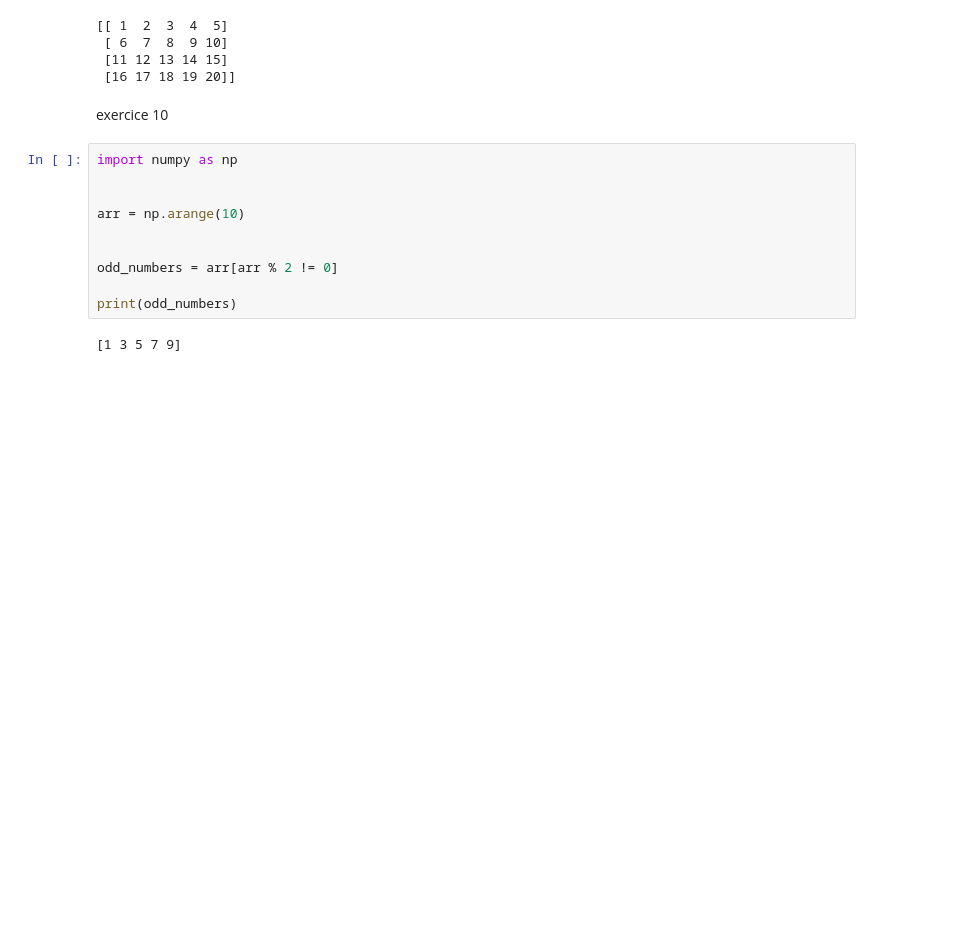
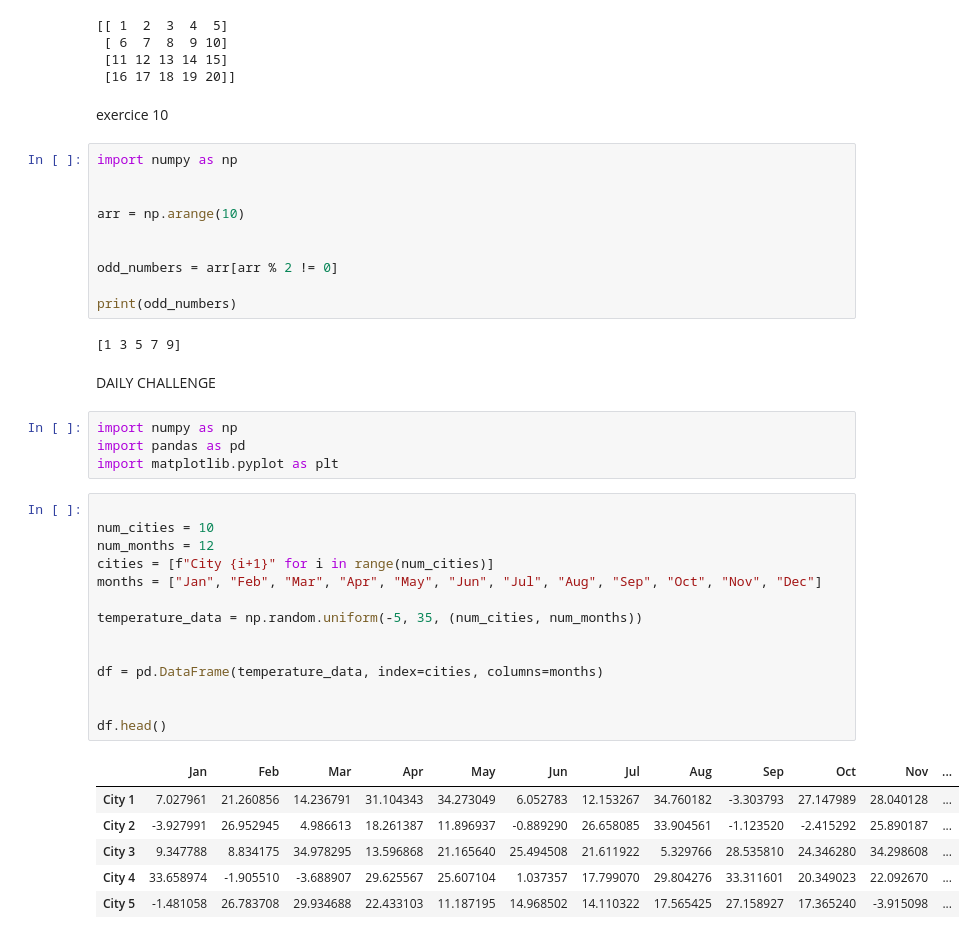
Before and after one commit to nico94000/Bootcamp_GenAi_Fev2025, a Jupyter notebook: Week_3/Day1/ex1.ipynb, the cells around one changed output. Drawn from its saved outputs; the diff is of its cells as text; blank space fills up the shorter version.

Commit message:
DAILYCHALLENGE

```diff
--- a/Week_3/Day1/ex1.ipynb
+++ b/Week_3/Day1/ex1.ipynb
@@ -139,3 +139,30 @@ odd_numbers = arr[arr % 2 != 0]
 print(odd_numbers)
 # %% [output]
 [1 3 5 7 9]
+# %% [markdown]
+DAILY CHALLENGE
+# %%
+import numpy as np
+import pandas as pd
+import matplotlib.pyplot as plt
+# %%
+
+num_cities = 10
+num_months = 12
+cities = [f"City {i+1}" for i in range(num_cities)]
+months = ["Jan", "Feb", "Mar", "Apr", "May", "Jun", "Jul", "Aug", "Sep", "Oct", "Nov", "Dec"]
+
+temperature_data = np.random.uniform(-5, 35, (num_cities, num_months))
+
+
+df = pd.DataFrame(temperature_data, index=cities, columns=months)
+
+
+df.head()
+# %% [output]
+|  | Jan | Feb | Mar | Apr | May | Jun | Jul | Aug | Sep | Oct | Nov | ... |
+| City 1 | 7.027961 | 21.260856 | 14.236791 | 31.104343 | 34.273049 | 6.052783 | 12.153267 | 34.760182 | -3.303793 | 27.147989 | 28.040128 | ... |
+| City 2 | -3.927991 | 26.952945 | 4.986613 | 18.261387 | 11.896937 | -0.889290 | 26.658085 | 33.904561 | -1.123520 | -2.415292 | 25.890187 | ... |
+| City 3 | 9.347788 | 8.834175 | 34.978295 | 13.596868 | 21.165640 | 25.494508 | 21.611922 | 5.329766 | 28.535810 | 24.346280 | 34.298608 | ... |
+| City 4 | 33.658974 | -1.905510 | -3.688907 | 29.625567 | 25.607104 | 1.037357 | 17.799070 | 29.804276 | 33.311601 | 20.349023 | 22.092670 | ... |
+| City 5 | -1.481058 | 26.783708 | 29.934688 | 22.433103 | 11.187195 | 14.968502 | 14.110322 | 17.565425 | 27.158927 | 17.365240 | -3.915098 | ... |
```
Also changed, not shown: parts of 2 cells of this notebook.
